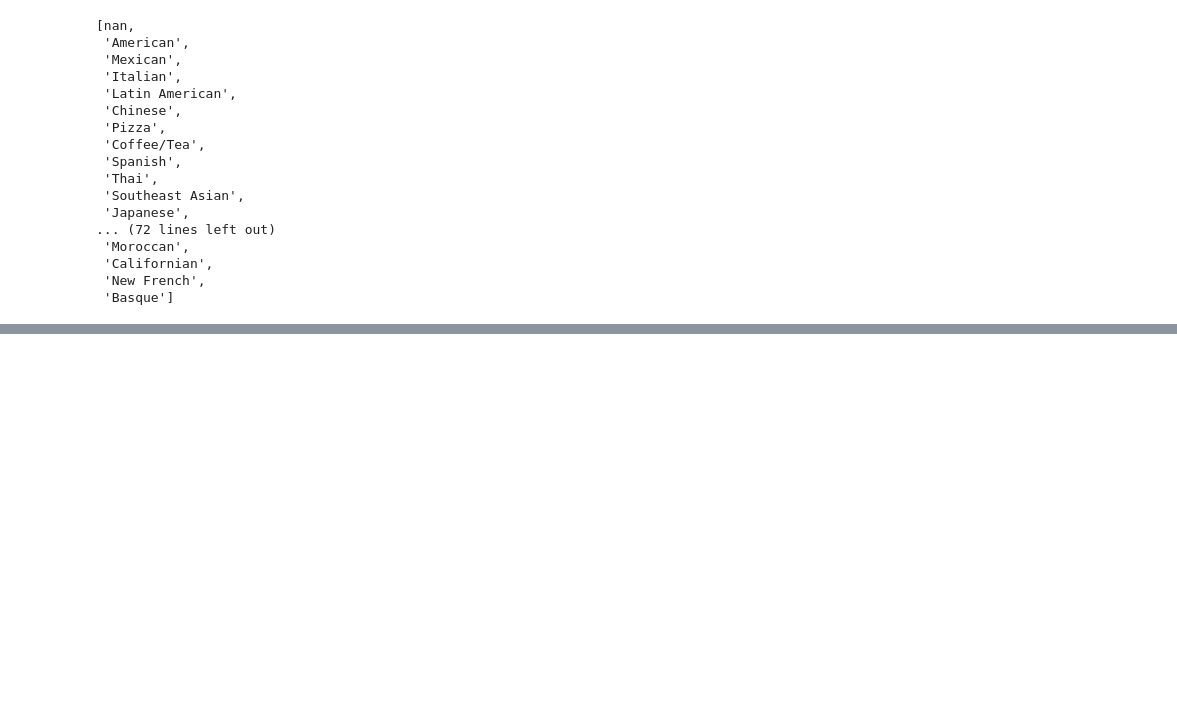
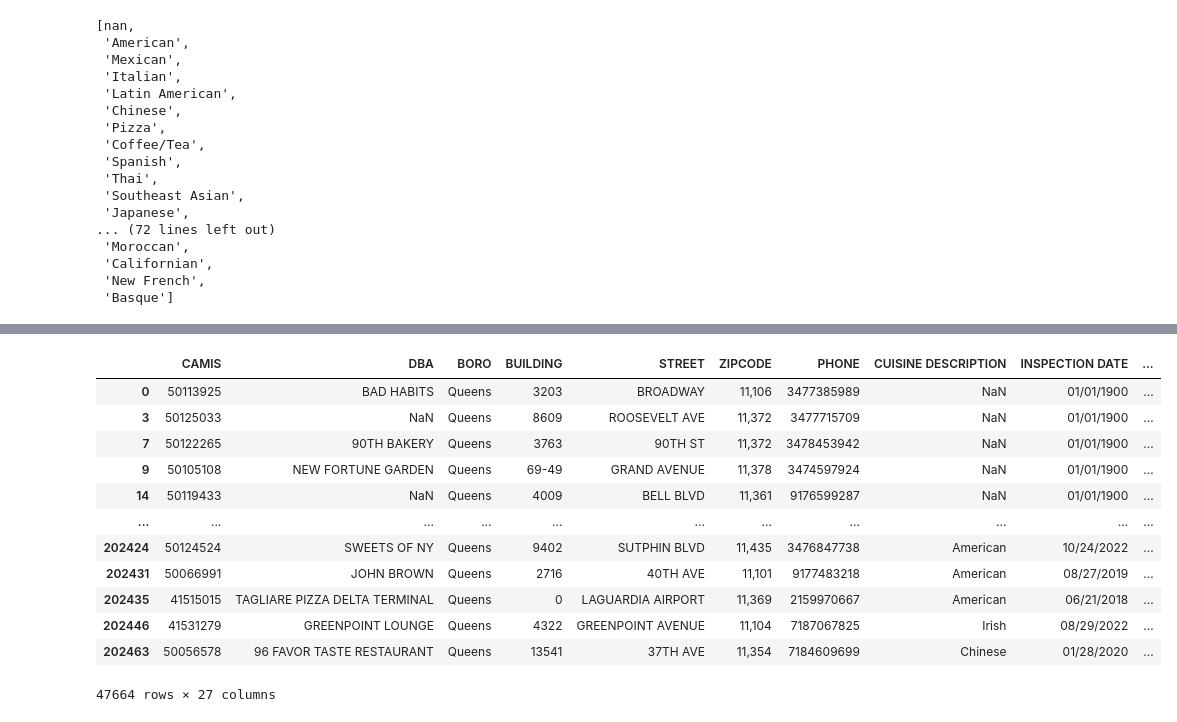
Before and after one commit to arubybonilla/2023-nyc-restaurant-grades, a Jupyter notebook: 2023-nyc-restaurant-inspection-grades-analysis.ipynb, the cells around one changed output, grey strips where cells are left out. Saved outputs shown, nothing was run; the diff lists cells and outputs as text; code cells hidden in the pictures; blank space fills up the shorter version.

```diff
--- a/2023-nyc-restaurant-inspection-grades-analysis.ipynb
+++ b/2023-nyc-restaurant-inspection-grades-analysis.ipynb
@@ -168,0 +237,17 @@ list(df["CUISINE DESCRIPTION"].unique())
+# %%
+df_queens = df.query('BORO == "Queens"')
+df_queens
+# %% [output]
+|  | CAMIS | DBA | BORO | BUILDING | STREET | ZIPCODE | PHONE | CUISINE DESCRIPTION | INSPECTION DATE | ... |
+| 0 | 50113925 | BAD HABITS | Queens | 3203 | BROADWAY | 11,106 | 3477385989 | NaN | 01/01/1900 | ... |
+| 3 | 50125033 | NaN | Queens | 8609 | ROOSEVELT AVE | 11,372 | 3477715709 | NaN | 01/01/1900 | ... |
+| 7 | 50122265 | 90TH BAKERY | Queens | 3763 | 90TH ST | 11,372 | 3478453942 | NaN | 01/01/1900 | ... |
+| 9 | 50105108 | NEW FORTUNE GARDEN | Queens | 69-49 | GRAND AVENUE | 11,378 | 3474597924 | NaN | 01/01/1900 | ... |
+| 14 | 50119433 | NaN | Queens | 4009 | BELL BLVD | 11,361 | 9176599287 | NaN | 01/01/1900 | ... |
+| ... | ... | ... | ... | ... | ... | ... | ... | ... | ... | ... |
+| 202424 | 50124524 | SWEETS OF NY | Queens | 9402 | SUTPHIN BLVD | 11,435 | 3476847738 | American | 10/24/2022 | ... |
+| 202431 | 50066991 | JOHN BROWN | Queens | 2716 | 40TH AVE | 11,101 | 9177483218 | American | 08/27/2019 | ... |
+| 202435 | 41515015 | TAGLIARE PIZZA DELTA TERMINAL | Queens | 0 | LAGUARDIA AIRPORT | 11,369 | 2159970667 | American | 06/21/2018 | ... |
+| 202446 | 41531279 | GREENPOINT LOUNGE | Queens | 4322 | GREENPOINT AVENUE | 11,104 | 7187067825 | Irish | 08/29/2022 | ... |
+| 202463 | 50056578 | 96 FAVOR TASTE RESTAURANT | Queens | 13541 | 37TH AVE | 11,354 | 7184609699 | Chinese | 01/28/2020 | ... |
+47664 rows × 27 columns
```
Also changed, not shown: parts of 21 cells of this notebook.
